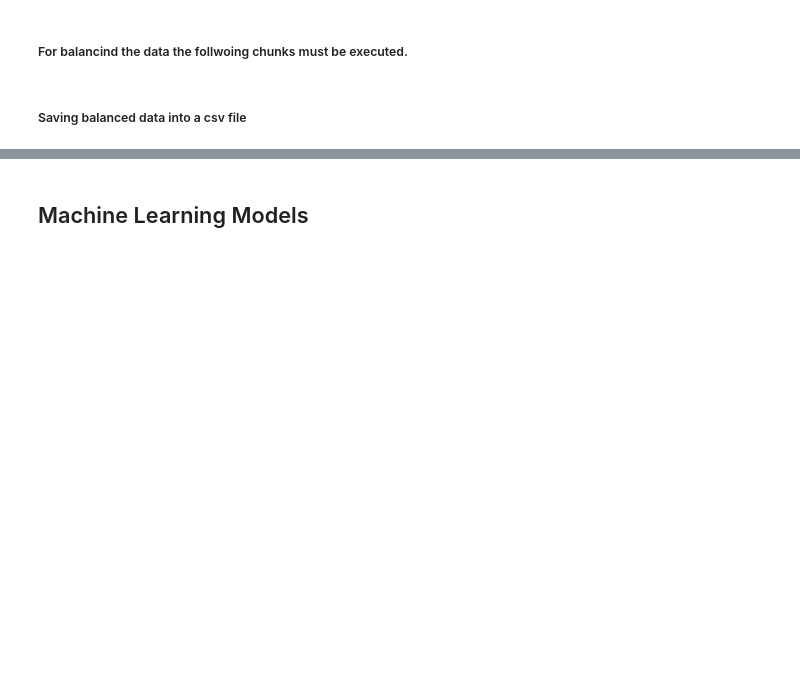
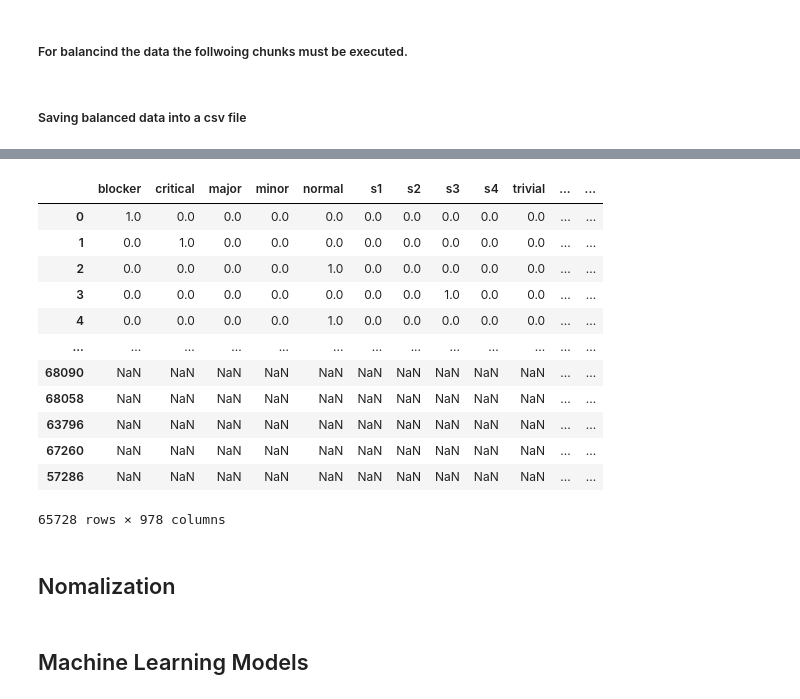
Before and after one commit to manoelf/master-research-bugreport, a Jupyter notebook: src/modules/pipeline.ipynb, the cells around one changed output, grey strips where cells are left out. Saved outputs shown, nothing was run; the diff lists cells and outputs as text; code cells hidden in the pictures; blank space fills up the shorter version.

```diff
--- a/src/modules/pipeline.ipynb
+++ b/src/modules/pipeline.ipynb
@@ -60,0 +131,16 @@ balanced_data.to_csv(BALANCE_PATH, index=False)
+# %%
+x_train_f
+# %% [output]
+|  | blocker | critical | major | minor | normal | s1 | s2 | s3 | s4 | trivial | ... | ... |
+| 0 | 1.0 | 0.0 | 0.0 | 0.0 | 0.0 | 0.0 | 0.0 | 0.0 | 0.0 | 0.0 | ... | ... |
+| 1 | 0.0 | 1.0 | 0.0 | 0.0 | 0.0 | 0.0 | 0.0 | 0.0 | 0.0 | 0.0 | ... | ... |
+| 2 | 0.0 | 0.0 | 0.0 | 0.0 | 1.0 | 0.0 | 0.0 | 0.0 | 0.0 | 0.0 | ... | ... |
+| 3 | 0.0 | 0.0 | 0.0 | 0.0 | 0.0 | 0.0 | 0.0 | 1.0 | 0.0 | 0.0 | ... | ... |
+| 4 | 0.0 | 0.0 | 0.0 | 0.0 | 1.0 | 0.0 | 0.0 | 0.0 | 0.0 | 0.0 | ... | ... |
+| ... | ... | ... | ... | ... | ... | ... | ... | ... | ... | ... | ... | ... |
+| 68090 | NaN | NaN | NaN | NaN | NaN | NaN | NaN | NaN | NaN | NaN | ... | ... |
+| 68058 | NaN | NaN | NaN | NaN | NaN | NaN | NaN | NaN | NaN | NaN | ... | ... |
+| 63796 | NaN | NaN | NaN | NaN | NaN | NaN | NaN | NaN | NaN | NaN | ... | ... |
+| 67260 | NaN | NaN | NaN | NaN | NaN | NaN | NaN | NaN | NaN | NaN | ... | ... |
+| 57286 | NaN | NaN | NaN | NaN | NaN | NaN | NaN | NaN | NaN | NaN | ... | ... |
+65728 rows × 978 columns
@@ -60,0 +155,2 @@ balanced_data.to_csv(BALANCE_PATH, index=False)
+# %% [markdown]
+## Nomalization
```
Also changed, not shown: parts of 37 cells of this notebook, 3 other files.
